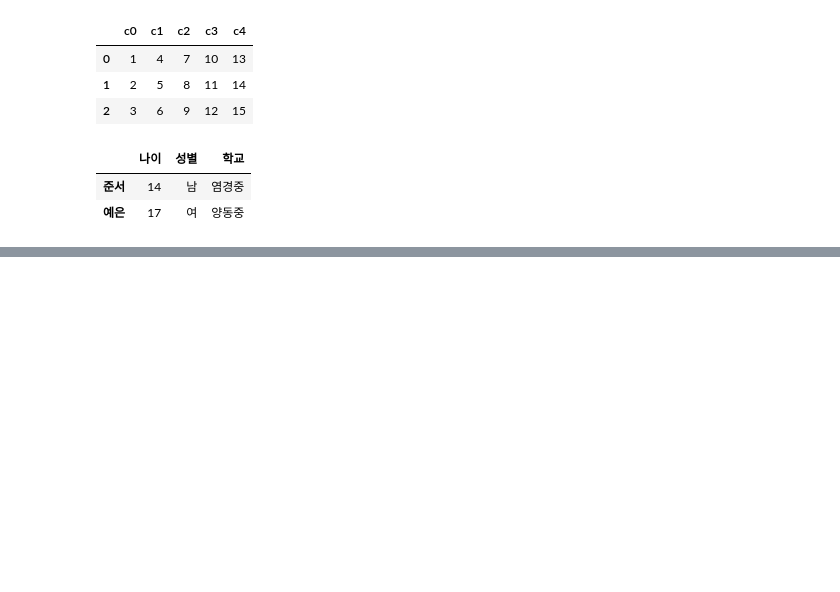
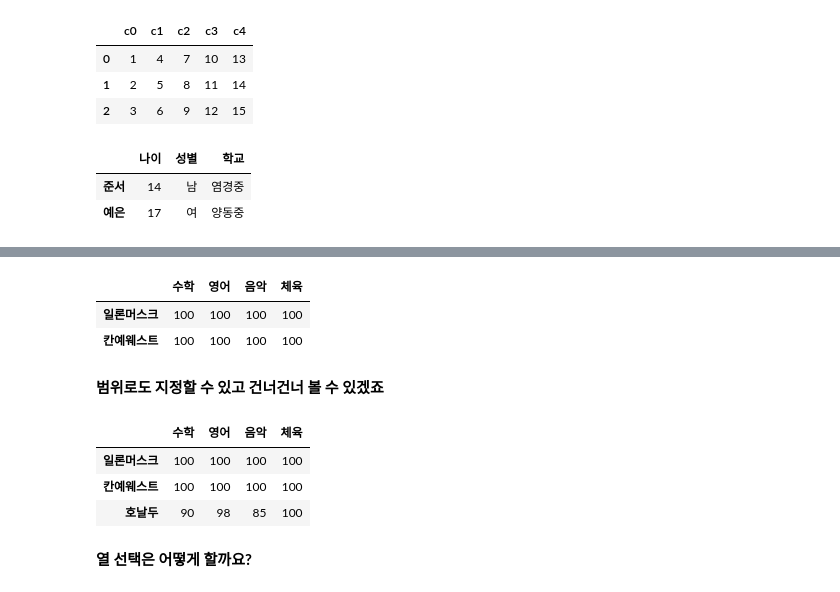
Before and after one commit to Kim-dingdong/dataframe-goodgoodgood, a Jupyter notebook: 이산수학_과제_1.ipynb, the cells around one changed output, grey strips where cells are left out. Drawn from its saved outputs; the diff is of its cells as text; code cells hidden in the pictures; blank space fills up the shorter version.

```diff
--- a/이산수학_과제_1.ipynb
+++ b/이산수학_과제_1.ipynb
@@ -75,0 +177,20 @@ list_data
+# %%
+df_index2= df.loc[['일론머스크','칸예웨스트']]#대괄호 두개쓰면 두개의 index를 동시에 뽑아서 쓸 수 있
+df_index2=df.iloc[[2,1]]#위와 동일
+df_index2
+# %% [output]
+|  | 수학 | 영어 | 음악 | 체육 |
+| 일론머스크 | 100 | 100 | 100 | 100 |
+| 칸예웨스트 | 100 | 100 | 100 | 100 |
+# %% [markdown]
+**범위로도 지정할 수 있고 건너건너 볼 수 있겠죠**
+# %%
+df_reverse=df.iloc[::-1] #이런식으로 활용도 가능
+df_reverse
+# %% [output]
+|  | 수학 | 영어 | 음악 | 체육 |
+| 일론머스크 | 100 | 100 | 100 | 100 |
+| 칸예웨스트 | 100 | 100 | 100 | 100 |
+| 호날두 | 90 | 98 | 85 | 100 |
+# %% [markdown]
+**열 선택은 어떻게 할까요?**
```
Also changed, not shown: parts of 28 cells of this notebook.
